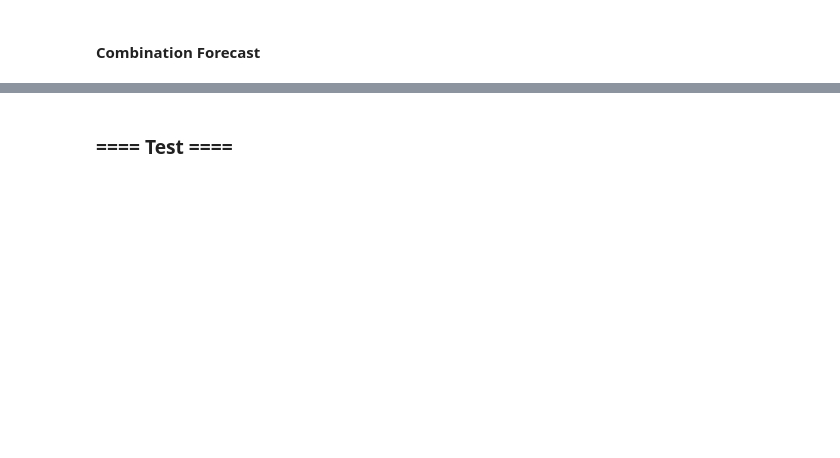
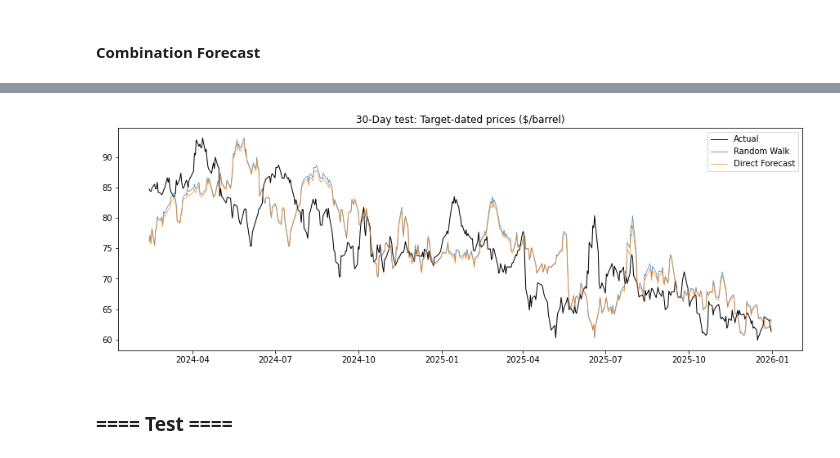
Before and after one commit to airrehn/Sample-Taxed, a Jupyter notebook: notebooks/forecast30.ipynb, the cells around one changed output, grey strips where cells are left out. Drawn from its saved outputs; the diff is of its cells as text; code cells hidden in the pictures; blank space fills up the shorter version.

```diff
--- a/notebooks/forecast30.ipynb
+++ b/notebooks/forecast30.ipynb
@@ -91,4 +149,4 @@ val_forecast.tail()
 # %%
-val_results["Direct ridge"] = val_forecast
+val_results["Direct Ridge"] = val_forecast
 
-compare_models(val_results,  horizon=60)
+compare_models(val_results,  horizon=30)
@@ -113,14 +220,16 @@ for loss in ["ae", "se"]:
 # %%
 plt.figure(figsize=(15, 5))
 plt.plot(np.array(val_results["Random Walk"]["target_date"]), np.array(val_results["Random Walk"]["actual"]), label='Actual', color='black', lw=1)
 
-for name in ["Random Walk", "Combination"]:
+for name in ["Random Walk", "Direct Forecast"]:
     r = val_results[name]
     plt.plot(np.array(r["target_date"]), np.array(r["forecast"]), label=name, alpha=0.8, lw=0.8)
 
-plt.title("60-Day test: Target-dated prices ($/barrel)")
+plt.title("30-Day test: Target-dated prices ($/barrel)")
 plt.legend(loc="upper right")
 plt.show()
+# %% [output]
+[figure, added]
 # %% [markdown]
 ### ==== Test ====
 # %%
```
Also changed, not shown: parts of 19 cells of this notebook, 1 other file.
